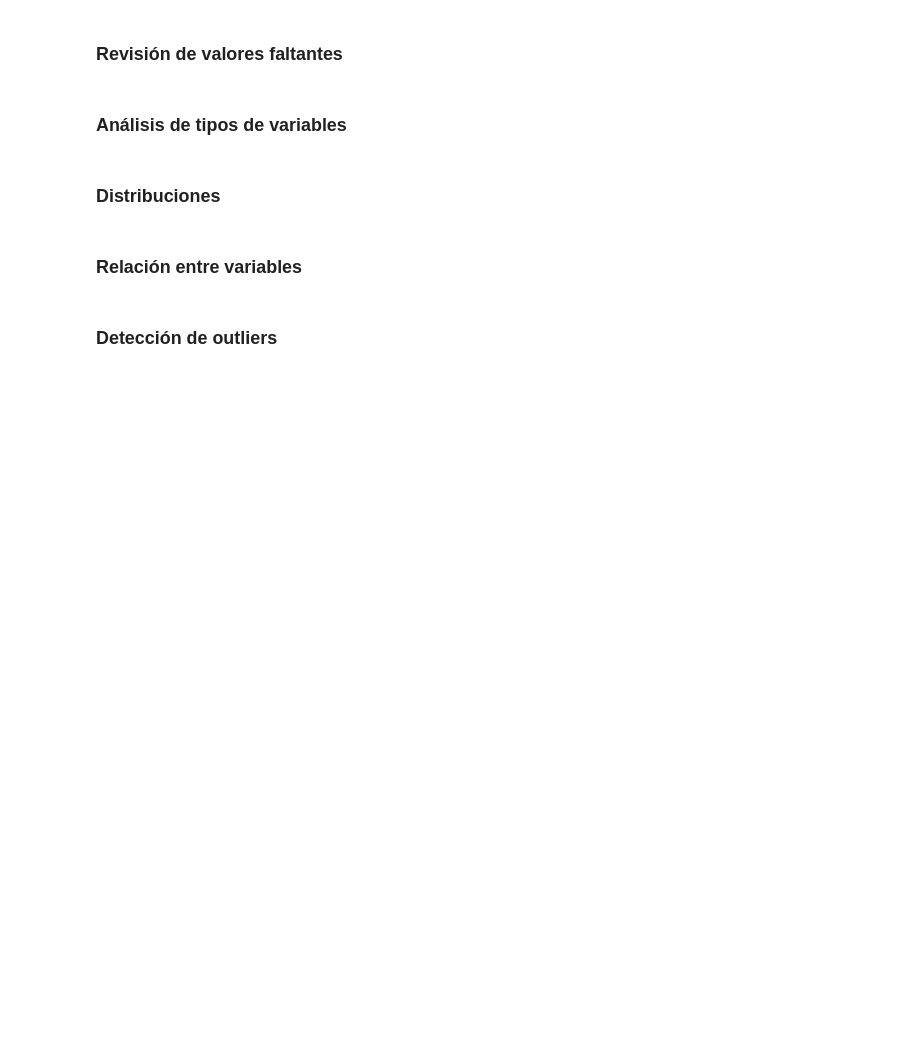
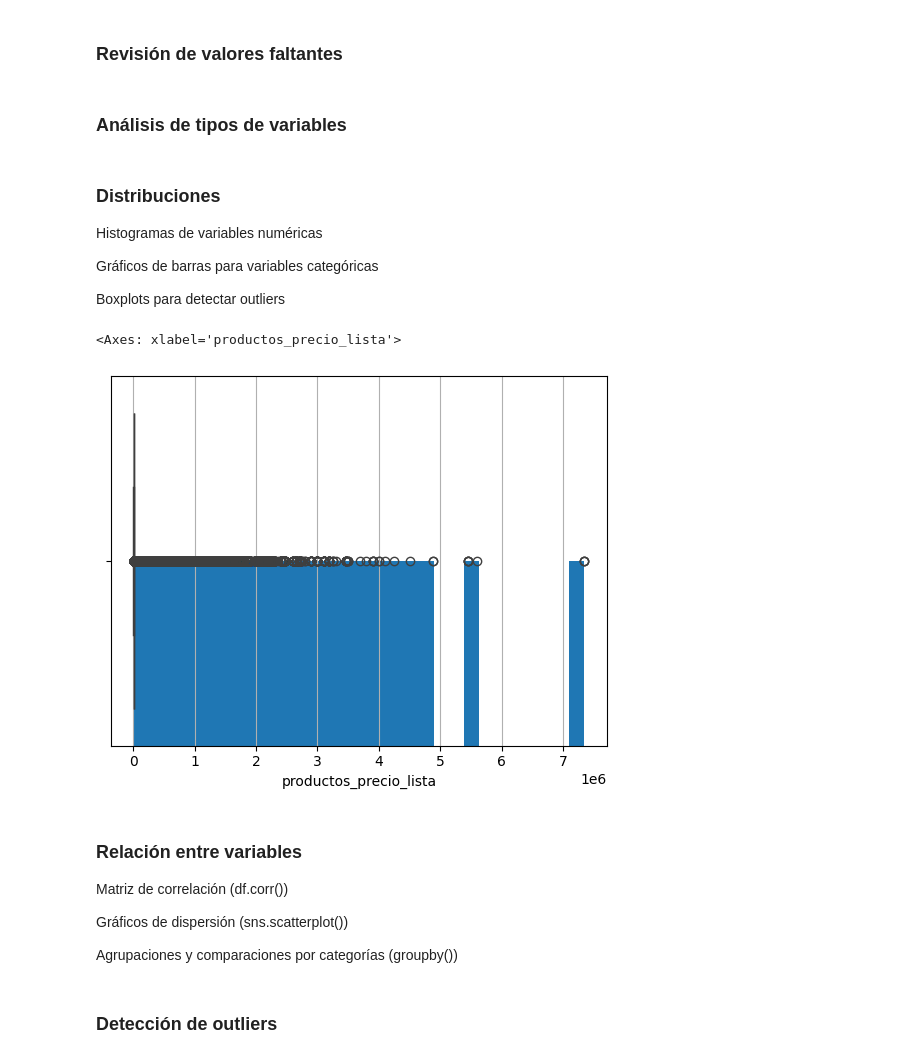
Before and after one commit to gurysilvera/Analisis_de_datos, a Jupyter notebook: tp1.ipynb, the cells around one changed output. Saved outputs shown, nothing was run; the diff lists cells and outputs as text; code cells hidden in the pictures; blank space fills up the shorter version.

Commit message:
Carga y comprensión de los datos

```diff
--- a/tp1.ipynb
+++ b/tp1.ipynb
@@ -205,8 +245,24 @@ datos.head()
 ### Análisis de tipos de variables
 # %% [markdown]
 ### Distribuciones
+Histogramas de variables numéricas
+
+Gráficos de barras para variables categóricas
+
+Boxplots para detectar outliers
+# %%
+datos['productos_precio_lista'].hist(bins=30)
+sns.boxplot(x=datos['productos_precio_lista'])
+# %% [output]
+<Axes: xlabel='productos_precio_lista'>
+[figure, added]
 # %% [markdown]
 ### Relación entre variables
+Matriz de correlación (df.corr())
+
+Gráficos de dispersión (sns.scatterplot())
+
+Agrupaciones y comparaciones por categorías (groupby())
 # %% [markdown]
 ### Detección de outliers
 # %% [markdown]
```
Also changed, not shown: parts of 10 cells of this notebook.
